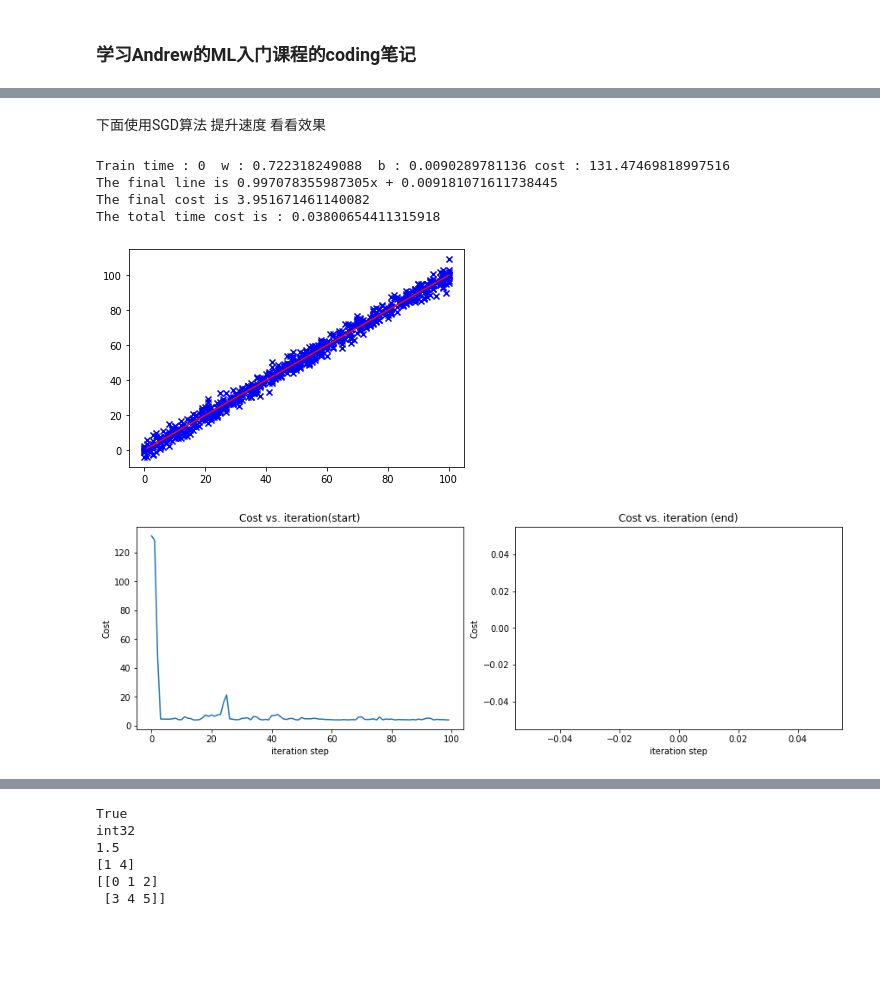
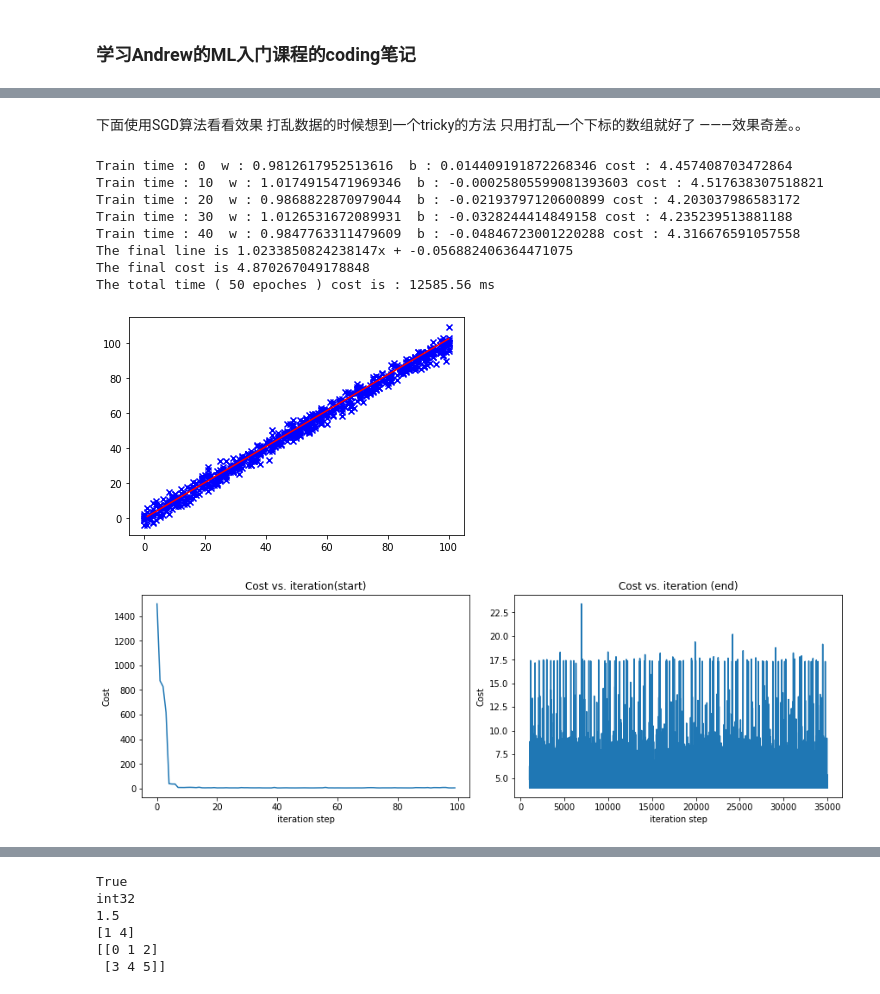
Before and after one commit to cwx-worst-one/machine_learning_study, a Jupyter notebook: note/lecture1/lecture1_note.ipynb, the cells around one changed output, grey strips where cells are left out. Drawn from its saved outputs; the diff is of its cells as text; code cells hidden in the pictures; blank space fills up the shorter version.

```diff
--- a/note/lecture1/lecture1_note.ipynb
+++ b/note/lecture1/lecture1_note.ipynb
@@ -37,22 +37,22 @@ def derivative_b(w,b,x,y):
     return val_b
 
 ## BGD algorithm
-def change_parameter(x,y,cost_hist,w=0,b=0,lr=0.1,train_times=10):
+def change_parameter(x,y,cost_hist,w=0,b=0,lr=0.1,epoch=10):
     cost = cost_func(w,b,x,y)
-    for epoch in range(train_times):
+    for epoch_time in range(epoch):
         der_w,der_b = derivative_w(w,b,x,y),derivative_b(w,b,x,y)
         w = w - lr * der_w
         b = b - lr * der_b
         cost = cost_func(w,b,x,y)
         cost_hist.append(cost)
 
-        if epoch % 10 == 0 :
-            print("Train time : "+ str(epoch) , " w : " + str(w) , " b : " + str(b) + " cost : " + str(cost))
+        if epoch_time % 10 == 0 :
+            print("Train time : "+ str(epoch_time) , " w : " + str(w) , " b : " + str(b) + " cost : " + str(cost))
     return (w,b)
 
 start = time.time()
 cost_hist = []
-w,b = change_parameter(x,y,cost_hist,w=0,b=0,lr=0.01,train_times=30)
+w,b = change_parameter(x,y,cost_hist,w=0,b=0,lr=0.01,epoch=50)
 print("The final line is " + str (w) + "x + " + str(b))
 cost = cost_func(w,b,x,y)
 print("The final cost is " + str(cost))
@@ -60,7 +60,7 @@ xx = np.linspace(1, 25, 50)
 yy = w*xx + b
 
 end = time.time()
-print("The total time cost is : " + str(end-start))
+print("The total time cost is : " + str((end-start)*1000)[:8] + " ms ")
 
 plt.plot(xx,yy,color='red')
 plt.show()
@@ -88,6 +90,6 @@ The total time cost is : 0.0019865036010742188
 # %%
 import numpy as np
-filename = 'lecture1\\train.csv'
+filename = 'C:\\Users\\Chan\\Desktop\\XLANCE\\machine_learning_study\\note\\lecture1\\train.csv'
 
 with open(filename,'rt',encoding='UTF-8')as raw_data:
     data=np.loadtxt(raw_data,delimiter=',')
@@ -101,7 +103,9 @@ plt.scatter(x,y,marker='x',c='b')
 
 start = time.time()
 cost_hist = []
-w,b = change_parameter(x,y,cost_hist,w=0,b=0,lr=0.000125,train_times=100)
+
+epoch = 50
+w,b = change_parameter(x,y,cost_hist,w=0,b=0,lr=0.000125,epoch=epoch)
 print("The final line is " + str (w) + "x + " + str(b))
 cost = cost_func(w,b,x,y)
 print("The final cost is " + str(cost))
@@ -109,7 +113,7 @@ xx = np.linspace(1, 100, 50)
 yy = w*xx + b
 
 end = time.time()
-print("The total time cost is : " + str(end-start))
+print("The total time ( " +  str(epoch) +" epoches ) cost is : " + str((end-start)*1000)[:8] + " ms ")
 
 plt.plot(xx,yy,color='red')
 plt.show()
@@ -140,60 +139,72 @@ The total time cost is : 0.09300994873046875
-# %% [markdown]
-下面使用SGD算法 提升速度 看看效果
+# %% [markdown]
+下面使用SGD算法看看效果  打乱数据的时候想到一个tricky的方法 只用打乱一个下标的数组就好了  ———效果奇差。。
 # %%
-def mini_derivative_w(w,b,i):
-    return x[i]*(w*x[i]+b-y[i])
+def random_derivative_w(w,b,i,random_index):
+    index =  random_index[i]
+    return x[index]*(w*x[index]+b-y[index])
 
-def mini_derivative_b(w,b,i):
-    return w*x[i]+b-y[i]
+def random_derivative_b(w,b,i,random_index):
+    index =  random_index[i]
+    return w*x[index]+b-y[index]
 
 
-def SGD(x,y,cost_hist,w=0,b=0,lr=0.1,train_times=1000):
+def SGD(x,y,cost_hist,w=0,b=0,lr=0.1,epoch=50):
     cost = cost_func(w,b,x,y)
     n = x.shape[0]
-    for epoch in range(train_times):
-        ran_i = np.random.randint(low=0,high=n)
-        der_w,der_b = mini_derivative_w(w,b,ran_i),mini_derivative_b(w,b,ran_i)
-        w = w - lr * der_w
-        b = b - lr * der_b
-        cost = cost_func(w,b,x,y)
-        cost_hist.append(cost)
-        if epoch % 500 == 0 :
-            print("Train time : "+ str(epoch) , " w : " + str(w) , " b : " + str(b) + " cost : " + str(cost))
+    random_index = np.arange(n)
+    for epoch_time in range(epoch):
+        for iteration in range(n):
+            der_w,der_b = random_derivative_w(w,b,iteration,random_index),random_derivative_b(w,b,iteration,random_index)
+            w = w - lr * der_w
+            b = b - lr * der_b
+            cost = cost_func(w,b,x,y)
+            cost_hist.append(cost)
+
+        np.random.shuffle(random_index)
+
+        if epoch_time % 10 == 0 :
+            print("Train time : "+ str(epoch_time) , " w : " + str(w) , " b : " + str(b) + " cost : " + str(cost))
     return (w,b)
 
 x = data[:,0]
 y = data[:,1]
 plt.scatter(x,y,marker='x',c='b')
 
 start = time.time()
 cost_hist = []
-w,b = SGD(x,y,cost_hist,w=0,b=0,lr=0.00012,train_times=100)
+epoch = 50
+
+w,b = SGD(x,y,cost_hist,w=0,b=0,lr=0.0001,epoch=epoch)
 print("The final line is " + str (w) + "x + " + str(b))
 cost = cost_func(w,b,x,y)
 print("The final cost is " + str(cost))
 xx = np.linspace(1, 100, 50)
 yy = w*xx + b
 
 end = time.time()
-print("The total time cost is : " + str(end-start))
+print("The total time ( " +  str(epoch) +" epoches ) cost is : " + str((end-start)*1000)[:8] + " ms ")
 
 plt.plot(xx,yy,color='red')
 plt.show()
 
 fig, (ax1, ax2) = plt.subplots(1, 2, constrained_layout=True, figsize=(12,4))
 ax1.plot(cost_hist[:100])
 ax2.plot(1000 + np.arange(len(cost_hist[1000:])), cost_hist[1000:])
 ax1.set_title("Cost vs. iteration(start)");  ax2.set_title("Cost vs. iteration (end)")
 ax1.set_ylabel('Cost')            ;  ax2.set_ylabel('Cost')
 ax1.set_xlabel('iteration step')  ;  ax2.set_xlabel('iteration step')
 plt.show()
 # %% [output]
-Train time : 0  w : 0.722318249088  b : 0.0090289781136 cost : 131.47469818997516
-The final line is 0.997078355987305x + 0.009181071611738445
-The final cost is 3.951671461140082
-The total time cost is : 0.03800654411315918
+Train time : 0  w : 0.9812617952513616  b : 0.014409191872268346 cost : 4.457408703472864
+Train time : 10  w : 1.0174915471969346  b : -0.00025805599081393603 cost : 4.517638307518821
+Train time : 20  w : 0.9868822870979044  b : -0.02193797120600899 cost : 4.203037986583172
+Train time : 30  w : 1.0126531672089931  b : -0.0328244414849158 cost : 4.235239513881188
+Train time : 40  w : 0.9847763311479609  b : -0.04846723001220288 cost : 4.316676591057558
+The final line is 1.0233850824238147x + -0.056882406364471075
+The final cost is 4.870267049178848
+The total time ( 50 epoches ) cost is : 12585.56 ms
-[figure, old version]
+[figure, new version]
-[figure, old version]
+[figure, new version]
 # %%
 import random
 # %% [markdown]
```
Also changed, not shown: parts of 10 cells of this notebook, 2 other files.
